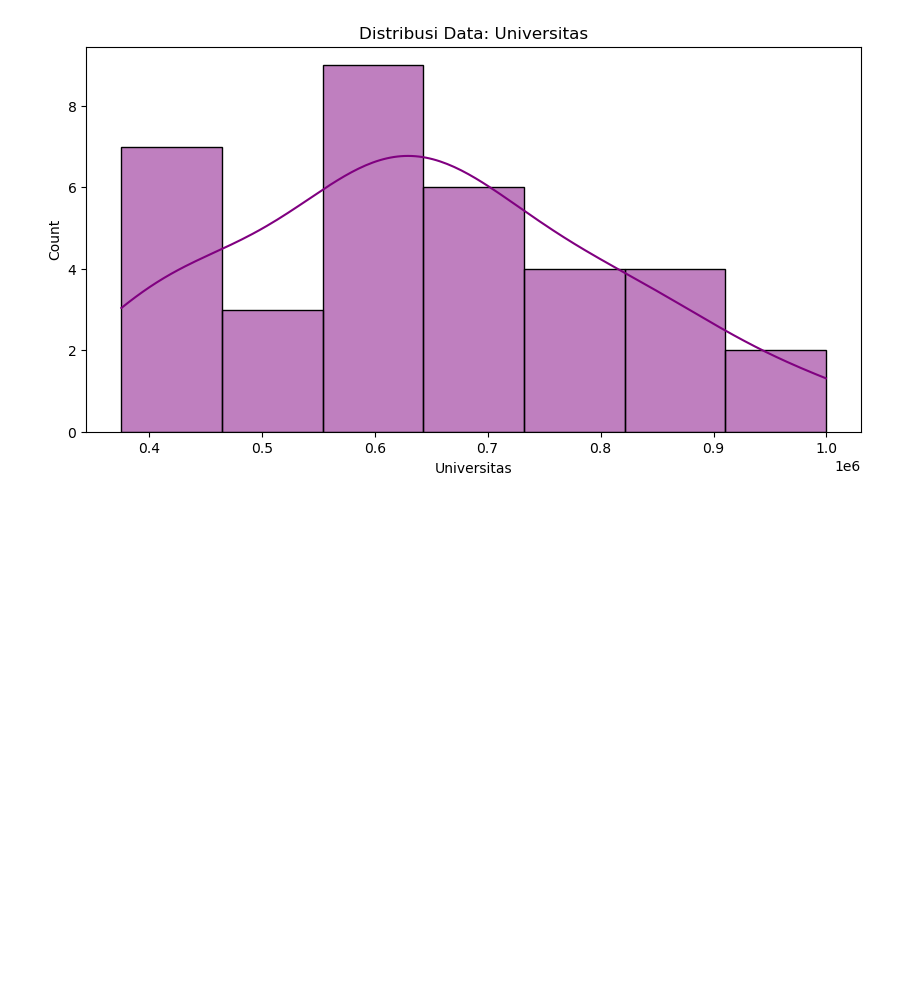
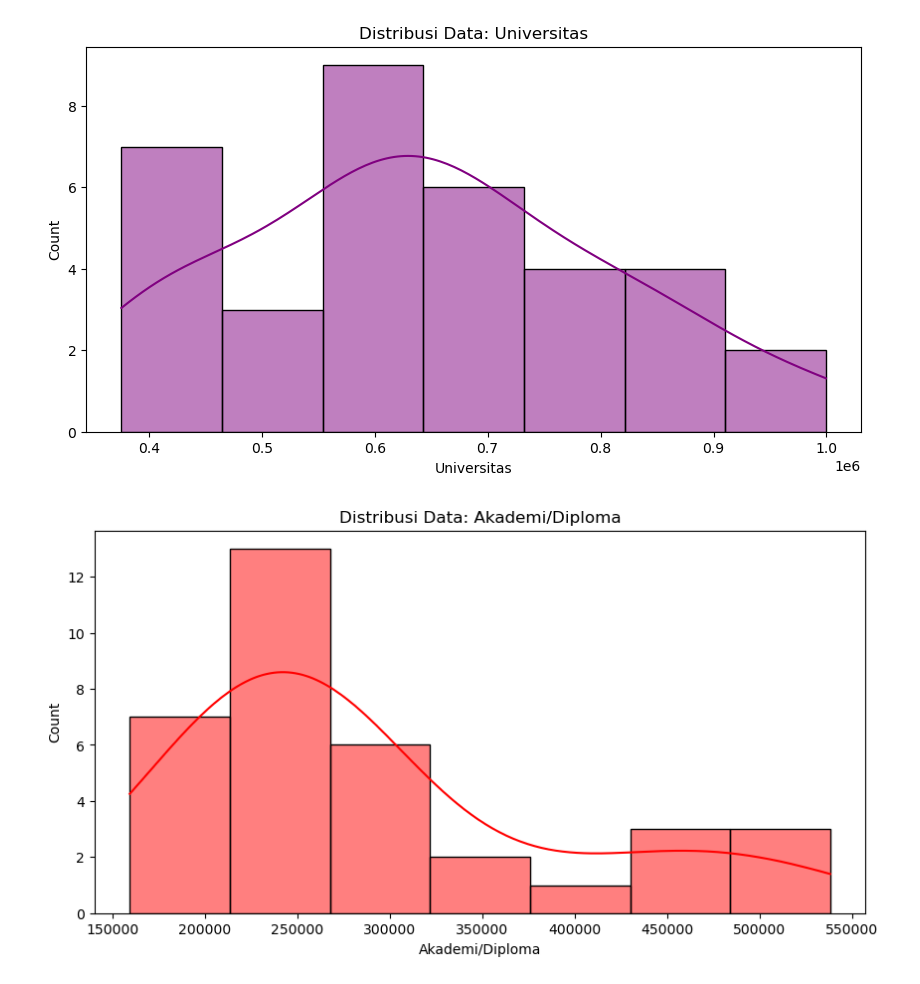
Before and after one commit to Zalaiasach/FinalProjectStatProb, a Jupyter notebook: FP.ipynb, the cells around one changed output. Drawn from its saved outputs; the diff is of its cells as text; code cells hidden in the pictures; blank space fills up the shorter version.

Commit message:
tambahan distribusi

```diff
--- a/FP.ipynb
+++ b/FP.ipynb
@@ -94,3 +98,12 @@ plt.title(f'Distribusi Data: {target_col}')
 plt.show()
 # %% [output]
 [figure]
+# %%
+target_col = 'Akademi/Diploma'
+
+plt.figure(figsize=(10, 5))
+sns.histplot(df[target_col], kde=True, color='red')
+plt.title(f'Distribusi Data: {target_col}')
+plt.show()
+# %% [output]
+[figure, added]
```
Also changed, not shown: parts of 8 cells of this notebook.
